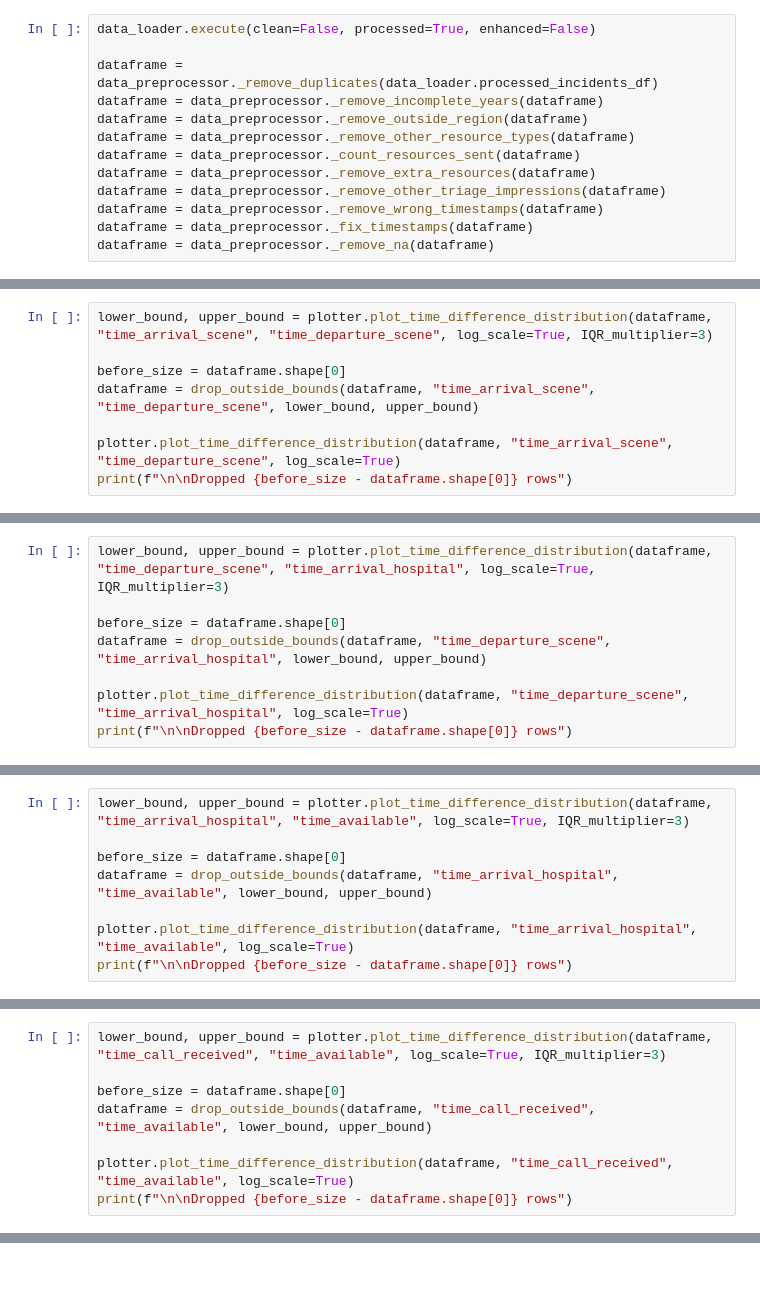
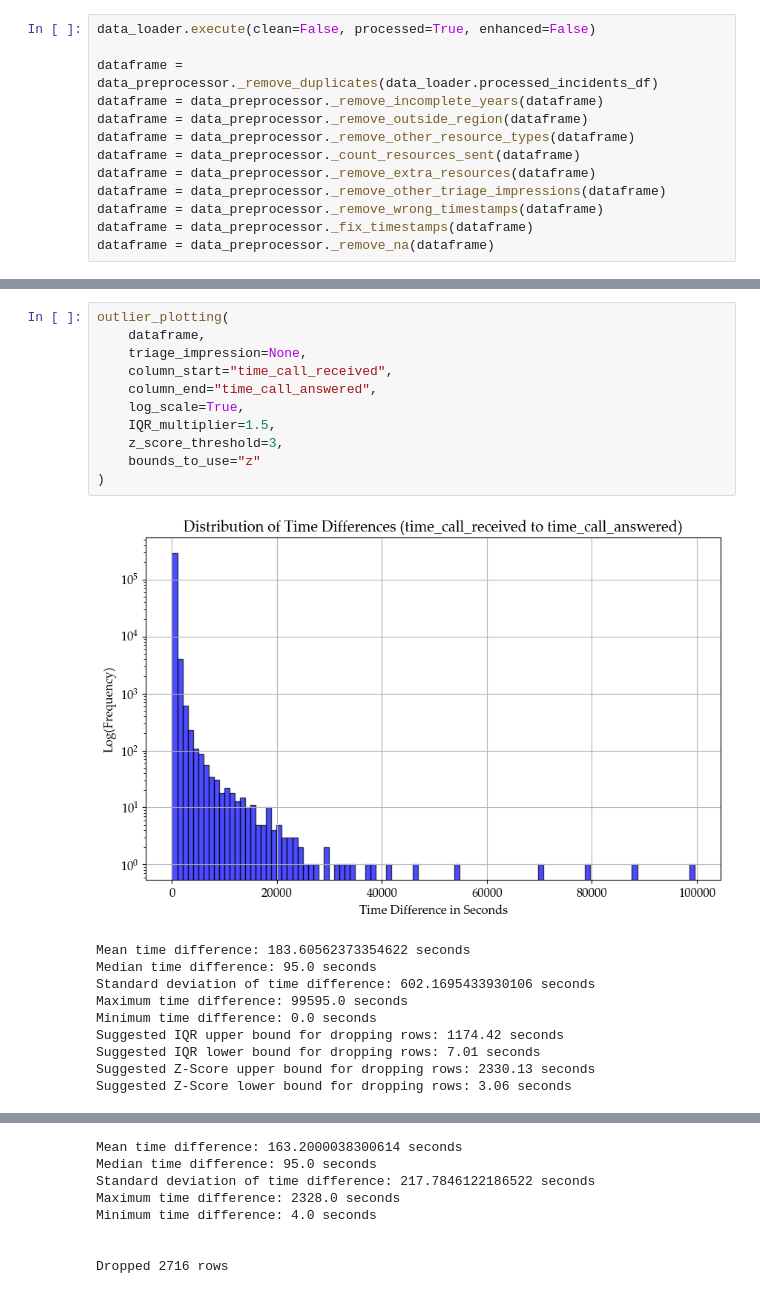
Before and after one commit to Emergency-Optimizers/Data-Processing, a Jupyter notebook: source/analysis/wrong_time_stamps.ipynb, the cells around one changed output, grey strips where cells are left out. Drawn from its saved outputs; the diff is of its cells as text.

```diff
--- a/source/analysis/wrong_time_stamps.ipynb
+++ b/source/analysis/wrong_time_stamps.ipynb
@@ -326,8 +226,0 @@ Dropped 2421 rows
-# %%
-lower_bound, upper_bound = plotter.plot_time_difference_distribution(dataframe, "time_arrival_scene", "time_departure_scene", log_scale=True, IQR_multiplier=3)
-
-before_size = dataframe.shape[0]
-dataframe = drop_outside_bounds(dataframe, "time_arrival_scene", "time_departure_scene", lower_bound, upper_bound)
-
-plotter.plot_time_difference_distribution(dataframe, "time_arrival_scene", "time_departure_scene", log_scale=True)
-print(f"\n\nDropped {before_size - dataframe.shape[0]} rows")
@@ -354,8 +226,0 @@ Dropped 653 rows
-# %%
-lower_bound, upper_bound = plotter.plot_time_difference_distribution(dataframe, "time_departure_scene", "time_arrival_hospital", log_scale=True, IQR_multiplier=3)
-
-before_size = dataframe.shape[0]
-dataframe = drop_outside_bounds(dataframe, "time_departure_scene", "time_arrival_hospital", lower_bound, upper_bound)
-
-plotter.plot_time_difference_distribution(dataframe, "time_departure_scene", "time_arrival_hospital", log_scale=True)
-print(f"\n\nDropped {before_size - dataframe.shape[0]} rows")
@@ -382,8 +226,0 @@ Dropped 1104 rows
-# %%
-lower_bound, upper_bound = plotter.plot_time_difference_distribution(dataframe, "time_arrival_hospital", "time_available", log_scale=True, IQR_multiplier=3)
-
-before_size = dataframe.shape[0]
-dataframe = drop_outside_bounds(dataframe, "time_arrival_hospital", "time_available", lower_bound, upper_bound)
-
-plotter.plot_time_difference_distribution(dataframe, "time_arrival_hospital", "time_available", log_scale=True)
-print(f"\n\nDropped {before_size - dataframe.shape[0]} rows")
@@ -410,8 +226,0 @@ Dropped 2760 rows
-# %%
-lower_bound, upper_bound = plotter.plot_time_difference_distribution(dataframe, "time_call_received", "time_available", log_scale=True, IQR_multiplier=3)
-
-before_size = dataframe.shape[0]
-dataframe = drop_outside_bounds(dataframe, "time_call_received", "time_available", lower_bound, upper_bound)
-
-plotter.plot_time_difference_distribution(dataframe, "time_call_received", "time_available", log_scale=True)
-print(f"\n\nDropped {before_size - dataframe.shape[0]} rows")
@@ -437,0 +227,22 @@ Dropped 233 rows
+# %%
+outlier_plotting(
+    dataframe,
+    triage_impression=None,
+    column_start="time_call_received",
+    column_end="time_call_answered",
+    log_scale=True,
+    IQR_multiplier=1.5,
+    z_score_threshold=3,
+    bounds_to_use="z"
+)
+# %% [output]
+[figure, added]
+Mean time difference: 183.60562373354622 seconds
+Median time difference: 95.0 seconds
+Standard deviation of time difference: 602.1695433930106 seconds
+Maximum time difference: 99595.0 seconds
+Minimum time difference: 0.0 seconds
+Suggested IQR upper bound for dropping rows: 1174.42 seconds
+Suggested IQR lower bound for dropping rows: 7.01 seconds
+Suggested Z-Score upper bound for dropping rows: 2330.13 seconds
+Suggested Z-Score lower bound for dropping rows: 3.06 seconds
@@ -437,0 +250,8 @@ Dropped 233 rows
+Mean time difference: 163.2000038300614 seconds
+Median time difference: 95.0 seconds
+Standard deviation of time difference: 217.7846122186522 seconds
+Maximum time difference: 2328.0 seconds
+Minimum time difference: 4.0 seconds
+
+
+Dropped 2716 rows
```
Also changed, not shown: parts of 27 cells of this notebook, 12 other files.
